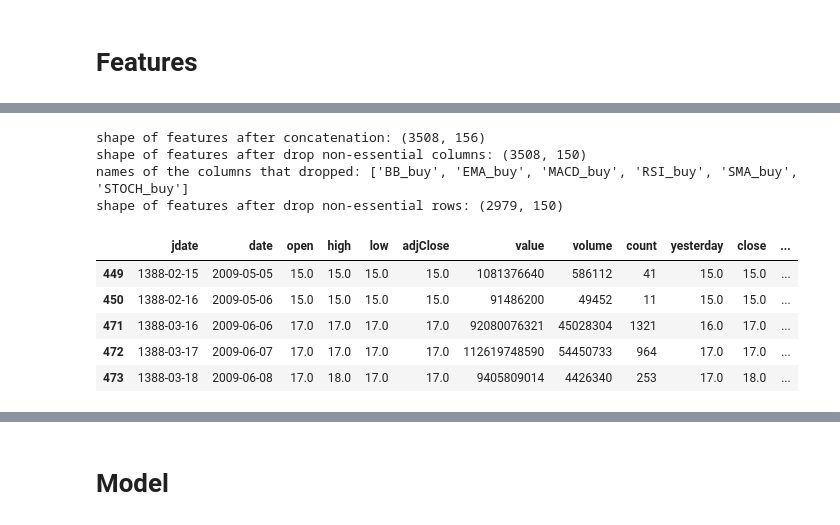
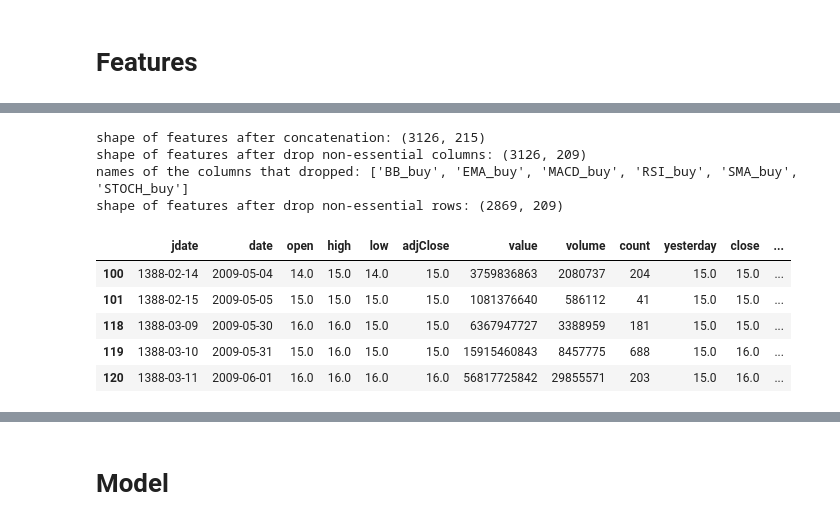
Before and after one commit to Hamtech-ai/InsightiFi, a Jupyter notebook: prediction/run_all_notebook.ipynb, the cells around one changed output, grey strips where cells are left out. Cells and saved outputs as stored; diff of their text form; code cells hidden in the pictures.

```diff
--- a/prediction/run_all_notebook.ipynb
+++ b/prediction/run_all_notebook.ipynb
@@ -132,12 +126,12 @@ Shape of TEDPIX: (3422, 2)
 | 3 | 9130.5 | 2008-12-07 |
 | 4 | 9089.2 | 2008-12-08 |
 # %%
-foladHist = foladHist[foladHist.columns].merge(
-    marketIndex,
+ticker_history = ticker_history.merge(
+    market_index,
     how = 'left',
     on = 'date'
 )
-foladHist.head()
+ticker_history.head()
 # %% [output]
 |  | jdate | date | open | high | low | adjClose | value | volume | count | yesterday | close | ... |
 | 0 | 1385-12-20 | 2007-03-11 | 16.0 | 16.0 | 16.0 | 16.0 | 889437216900 | 468077431 | 7736 | 16.0 | 16.0 | ... |
@@ -183,3 +243,12 @@ Shape of price features: (3508, 121)
 | 2 | 1385-12-22 | 2007-03-13 | 16.0 | 16.0 | 16.0 | 16.0 | 249241504527 | 126270939 | 5862 | 16.0 | 16.0 | ... |
 | 3 | 1385-12-23 | 2007-03-14 | 16.0 | 16.0 | 16.0 | 16.0 | 51666379451 | 26705128 | 1901 | 16.0 | 16.0 | ... |
 | 4 | 1385-12-26 | 2007-03-17 | 16.0 | 16.0 | 16.0 | 16.0 | 28239006789 | 14877283 | 1514 | 16.0 | 16.0 | ... |
+# %%
+traderFeatures = ticker_traders_types.merge(
+    indv_nonindv_features(ticker_traders_types),
+    how = 'left',
+    on = 'date'
+)
+
+print(f'Shape of trader features: {traderFeatures.shape}')
+traderFeatures.head()
@@ -215,39 +294,44 @@ Shape of indicator features: (3508, 35)
 # %%
-features = pd.concat(
+features_extracted = pd.concat(
     [
         priceFeatures,
         indicatorFeatures
     ],
     axis = 1
 )
-print(f'shape of features after concatenation: {features.shape}')
+features_extracted = features_extracted.merge(
+    traderFeatures,
+    how = 'right',
+    on = 'date'
+)
+print(f'shape of features after concatenation: {features_extracted.shape}')
 
-features.dropna(
+features_extracted.dropna(
     axis = 'columns',
-    thresh = len(features) - 450,
+    thresh = len(features_extracted) - 385,
     inplace = True
 )
-print(f'shape of features after drop non-essential columns: {features.shape}')
-print(f'names of the columns that dropped: {(indicatorFeatures.columns.union(priceFeatures.columns)).difference(features.columns).to_list()}')
+print(f'shape of features after drop non-essential columns: {features_extracted.shape}')
+print(f'names of the columns that dropped: {(indicatorFeatures.columns.union(priceFeatures.columns)).difference(features_extracted.columns).to_list()}')
 
-features.dropna(
+features_extracted.dropna(
     axis = 'index',
     how = 'any',
     inplace = True
 )
-print(f'shape of features after drop non-essential rows: {features.shape}')
-features.head()
+print(f'shape of features after drop non-essential rows: {features_extracted.shape}')
+features_extracted.head()
 # %% [output]
-shape of features after concatenation: (3508, 156)
-shape of features after drop non-essential columns: (3508, 150)
+shape of features after concatenation: (3126, 215)
+shape of features after drop non-essential columns: (3126, 209)
 names of the columns that dropped: ['BB_buy', 'EMA_buy', 'MACD_buy', 'RSI_buy', 'SMA_buy', 'STOCH_buy']
-shape of features after drop non-essential rows: (2979, 150)
+shape of features after drop non-essential rows: (2869, 209)
 |  | jdate | date | open | high | low | adjClose | value | volume | count | yesterday | close | ... |
-| 449 | 1388-02-15 | 2009-05-05 | 15.0 | 15.0 | 15.0 | 15.0 | 1081376640 | 586112 | 41 | 15.0 | 15.0 | ... |
-| 450 | 1388-02-16 | 2009-05-06 | 15.0 | 15.0 | 15.0 | 15.0 | 91486200 | 49452 | 11 | 15.0 | 15.0 | ... |
-| 471 | 1388-03-16 | 2009-06-06 | 17.0 | 17.0 | 17.0 | 17.0 | 92080076321 | 45028304 | 1321 | 16.0 | 17.0 | ... |
-| 472 | 1388-03-17 | 2009-06-07 | 17.0 | 17.0 | 17.0 | 17.0 | 112619748590 | 54450733 | 964 | 17.0 | 17.0 | ... |
-| 473 | 1388-03-18 | 2009-06-08 | 17.0 | 18.0 | 17.0 | 17.0 | 9405809014 | 4426340 | 253 | 17.0 | 18.0 | ... |
+| 100 | 1388-02-14 | 2009-05-04 | 14.0 | 15.0 | 14.0 | 15.0 | 3759836863 | 2080737 | 204 | 15.0 | 15.0 | ... |
+| 101 | 1388-02-15 | 2009-05-05 | 15.0 | 15.0 | 15.0 | 15.0 | 1081376640 | 586112 | 41 | 15.0 | 15.0 | ... |
+| 118 | 1388-03-09 | 2009-05-30 | 16.0 | 16.0 | 15.0 | 15.0 | 6367947727 | 3388959 | 181 | 15.0 | 15.0 | ... |
+| 119 | 1388-03-10 | 2009-05-31 | 15.0 | 16.0 | 15.0 | 15.0 | 15915460843 | 8457775 | 688 | 15.0 | 16.0 | ... |
+| 120 | 1388-03-11 | 2009-06-01 | 16.0 | 16.0 | 16.0 | 16.0 | 56817725842 | 29855571 | 203 | 15.0 | 16.0 | ... |
 # %%
 pivots = pd.DataFrame(
     peak_valley_pivots(
```
Also changed, not shown: parts of 16 cells of this notebook, 4 other files.
